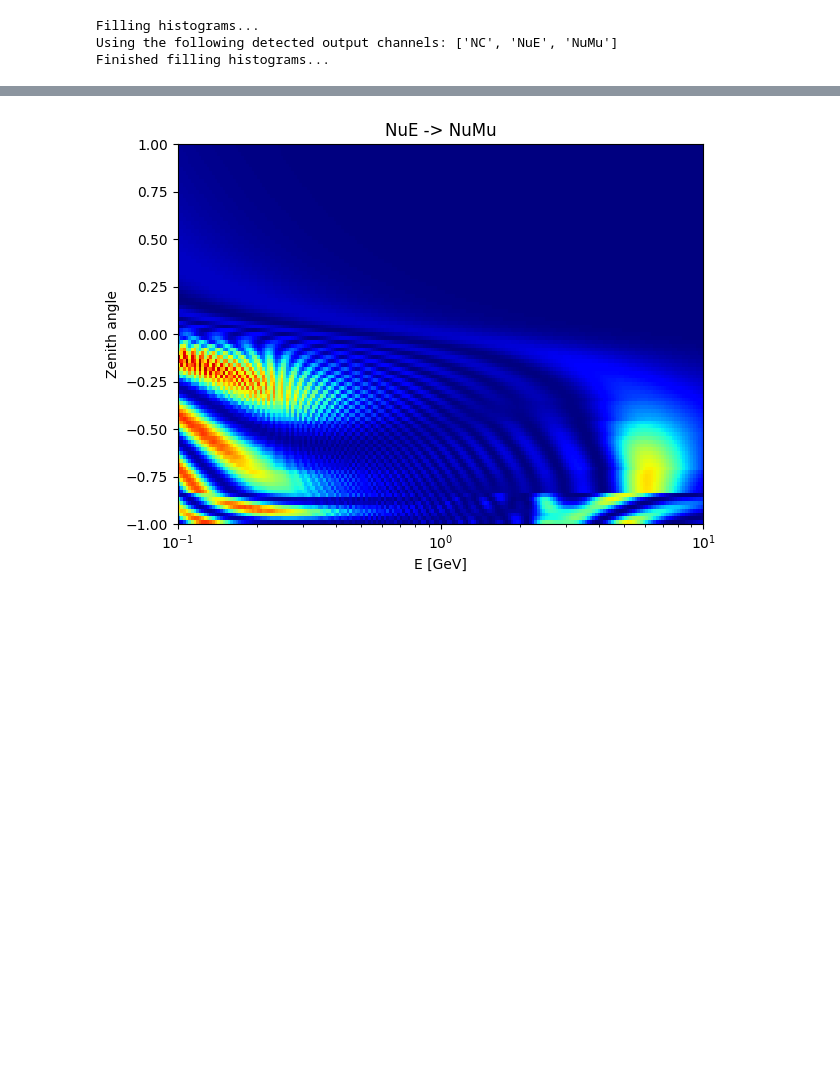
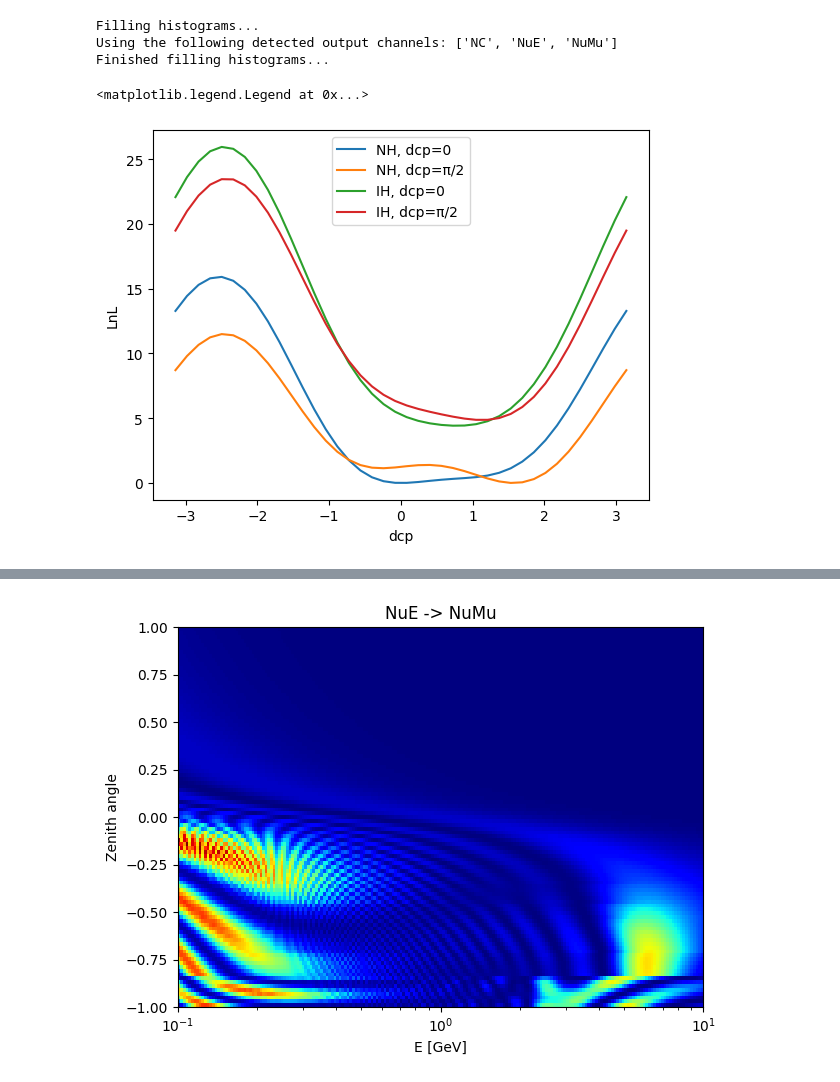
Before and after one commit to DUNE/atmospherics-tools, a Jupyter notebook: fast-osc-feedback/fast-feedback.ipynb, the cells around one changed output, grey strips where cells are left out. Drawn from its saved outputs; the diff is of its cells as text; code cells hidden in the pictures; blank space fills up the shorter version.

```diff
--- a/fast-osc-feedback/fast-feedback.ipynb
+++ b/fast-osc-feedback/fast-feedback.ipynb
@@ -33,0 +68,12 @@ Finished filling histograms...
+# %%
+plt.plot(dcp_scan, LnL_values_nofit[0], label="NH, dcp=0")
+plt.plot(dcp_scan, LnL_values_nofit[1], label="NH, dcp=π/2")
+plt.plot(dcp_scan, LnL_values_nofit[2], label="IH, dcp=0")
+plt.plot(dcp_scan, LnL_values_nofit[3], label="IH, dcp=π/2")
+
+plt.xlabel("dcp")
+plt.ylabel("LnL")
+plt.legend()
+# %% [output]
+<matplotlib.legend.Legend at 0x...>
+[figure, added]
```
Also changed, not shown: parts of 16 cells of this notebook, 4 other files.
